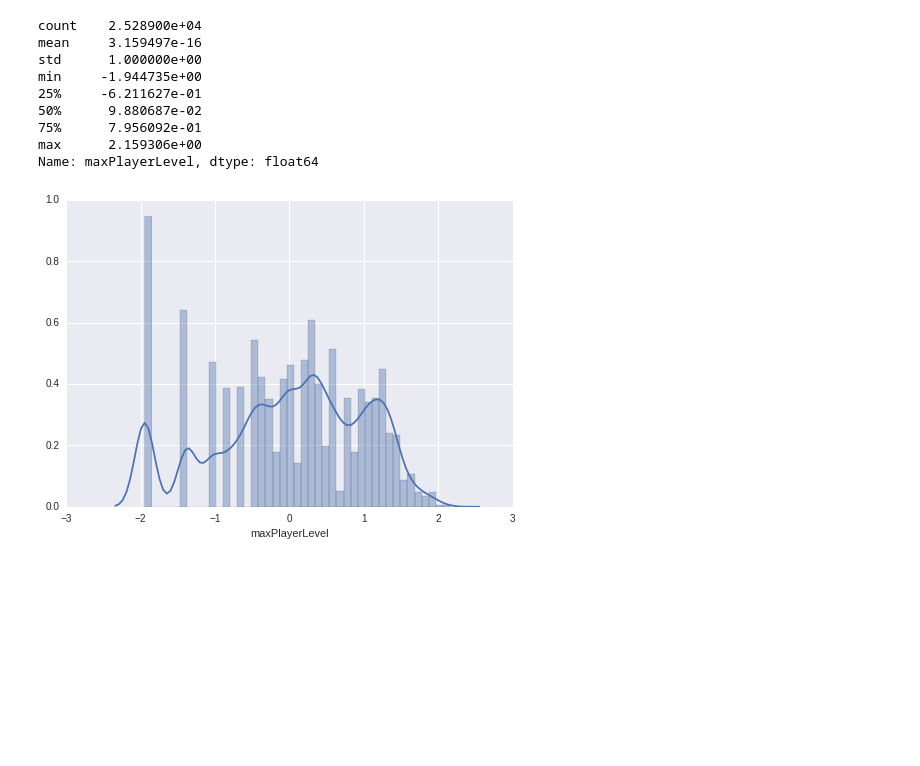
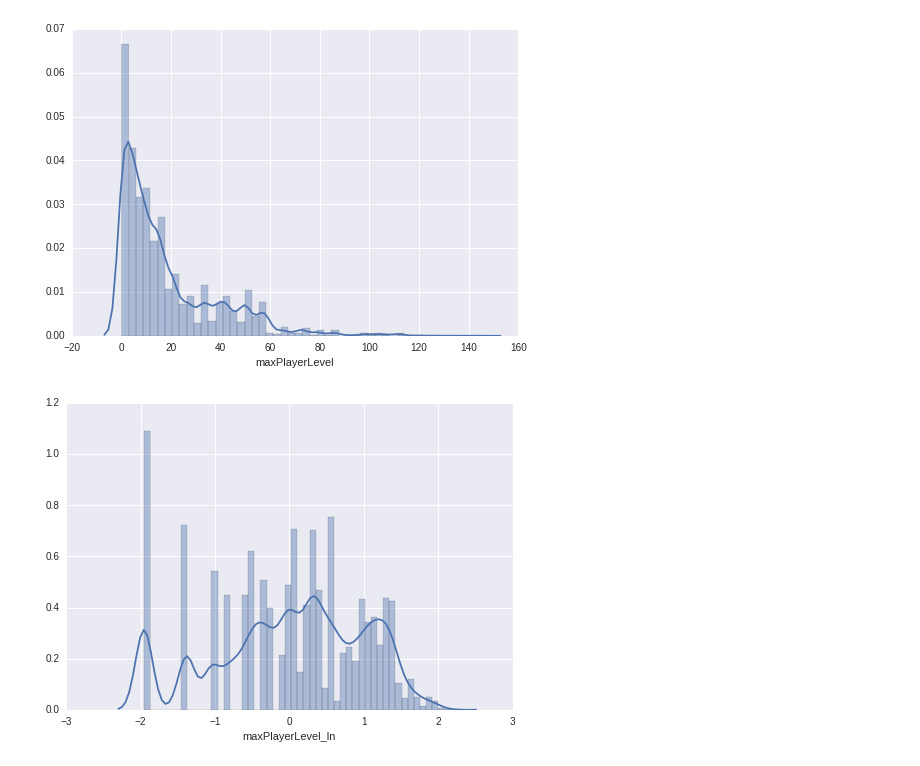
Before and after one commit to oneunreadmail/ragequit, a Jupyter notebook: playing_with_data.ipynb, the cells around one changed output. Cells and saved outputs as stored; diff of their text form; code cells hidden in the pictures; blank space fills up the shorter version.

Commit message:
Notebook to play with data

```diff
--- a/playing_with_data.ipynb
+++ b/playing_with_data.ipynb
@@ -55,0 +54,29 @@ x_y_train_test_original = pd.concat([x_train_test_original, y_train_original], a
+# %%
+# оригинальный трейнсет
+x_train_original = pd.read_csv("data/x_train.csv", delimiter=";", dtype=np.float32)
+
+# оригинальные ответы к трейнсету
+y_train_original = pd.read_csv("data/y_train.csv", delimiter=";", header=None,
+                      names=["returned"], dtype=np.float32)
+
+# оригинальный тестсет
+x_test_original = pd.read_csv("data/x_test.csv", delimiter=";", dtype=np.float32)
+
+# датафрейм из оригинального трейнсета с ответами в колонке returned
+x_y_train_original = pd.concat([x_train_original, y_train_original], axis=1)
+
+# датафрейм из оригинальных трейнсетов и тестсетов без ответов
+x_train_test_original = pd.concat([x_train_original, x_test_original], axis=0, ignore_index=True)
+
+# датафрейм из оригинальных трейнсетов и тестсетов с ответами для трейна и NaN для теста
+x_y_train_test_original = pd.concat([x_train_test_original, y_train_original], axis=1)
+
+# далее мы будем работать с одной таблицей со всеми мать ее данными x_y_train_test_original
+# и искренне надеяться что правильно ее сгенерили
+# переназовем ее xytt
+
+xytt = x_y_train_test_original
+
+# а также заведем таблицу, куда будем дописывать наши идиотские новые колонки, xytt Extended
+
+xytte = xytt.copy()
@@ -56,18 +102,18 @@ x_y_train_test_original = pd.concat([x_train_test_original, y_train_original], a
+# %%
+# сначала херанем функцию norm, которая нормализует датафрейм или колонку
+norm = lambda x: (x - x.mean())/x.std()
+# %%
+# сам по себе макслевел выглядит хуевенько
+
+_ = xytte["maxPlayerLevel"]
+s = sns.distplot(_)
+#_.describe()
+# %% [output]
+[figure, added]
 # %%
-# слогарифмируем максимальный уровень
-maxPlayerLevel_ln = x_train_original["maxPlayerLevel"].apply(lambda x: np.log(x+1))
-
-_ = (maxPlayerLevel_ln - maxPlayerLevel_ln.mean())/maxPlayerLevel_ln.std()
-sns.distplot(_)
-_.describe()
+# поэтому слогарифмируем и отнормализуем его
+xytte["maxPlayerLevel_ln"] = xytte["maxPlayerLevel"].apply(lambda x: np.log(x+1))
+s = sns.distplot(norm(xytte["maxPlayerLevel_ln"]))
+# лукс чуть пижже
 # %% [output]
-count    2.528900e+04
-mean     3.159497e-16
-std      1.000000e+00
-min     -1.944735e+00
-25%     -6.211627e-01
-50%      9.880687e-02
-75%      7.956092e-01
-max      2.159306e+00
-Name: maxPlayerLevel, dtype: float64
-[figure, old version]
+[figure, new version]
```
Also changed, not shown: parts of 12 cells of this notebook.
